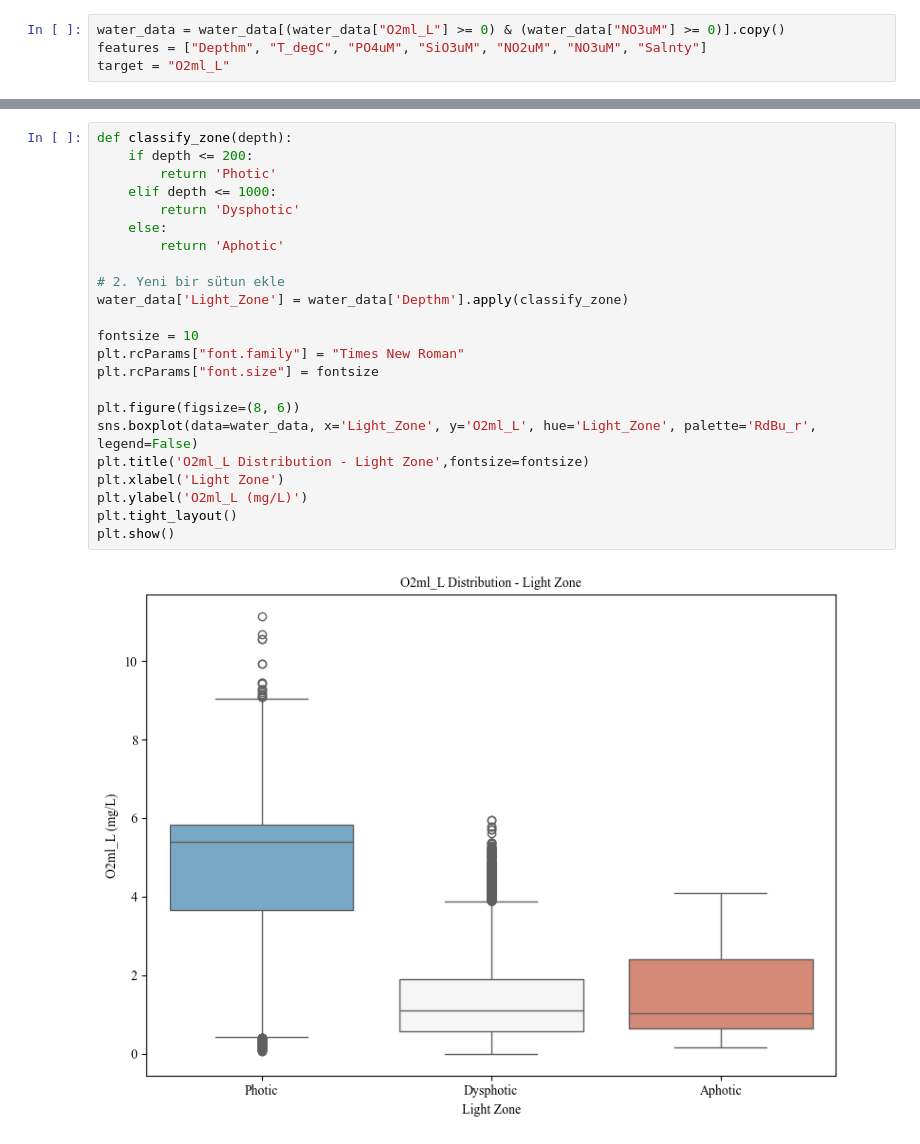
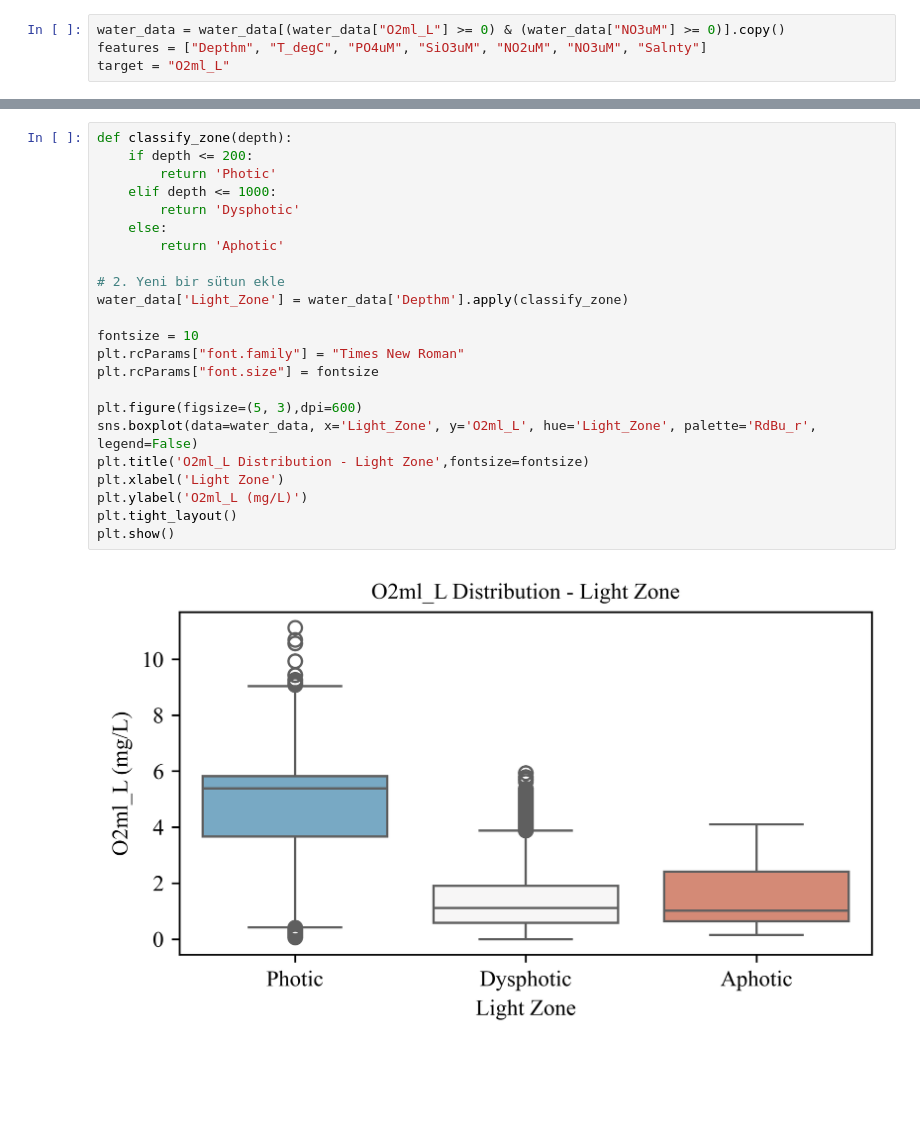
Before and after one commit to rbozkir/mlops-ocean-oxygen, a Jupyter notebook: mlops_ocean_oxygen/notebooks/eda.ipynb, the cells around one changed output, grey strips where cells are left out. Cells and saved outputs as stored; diff of their text form; blank space fills up the shorter version.

Commit message:
update figures

```diff
--- a/mlops_ocean_oxygen/notebooks/eda.ipynb
+++ b/mlops_ocean_oxygen/notebooks/eda.ipynb
@@ -50,25 +50,25 @@ plt.show()
 # %%
 def classify_zone(depth):
     if depth <= 200:
         return 'Photic'
     elif depth <= 1000:
         return 'Dysphotic'
     else:
         return 'Aphotic'
 
 # 2. Yeni bir sütun ekle
 water_data['Light_Zone'] = water_data['Depthm'].apply(classify_zone)
 
 fontsize = 10
 plt.rcParams["font.family"] = "Times New Roman"
 plt.rcParams["font.size"] = fontsize
 
-plt.figure(figsize=(8, 6))
+plt.figure(figsize=(5, 3),dpi=600)
 sns.boxplot(data=water_data, x='Light_Zone', y='O2ml_L', hue='Light_Zone', palette='RdBu_r', legend=False)
 plt.title('O2ml_L Distribution - Light Zone',fontsize=fontsize)
 plt.xlabel('Light Zone')
 plt.ylabel('O2ml_L (mg/L)')
 plt.tight_layout()
 plt.show()
 # %% [output]
-[figure, old version]
+[figure, new version]
```
Also changed, not shown: parts of 2 cells of this notebook, 4 other files.
